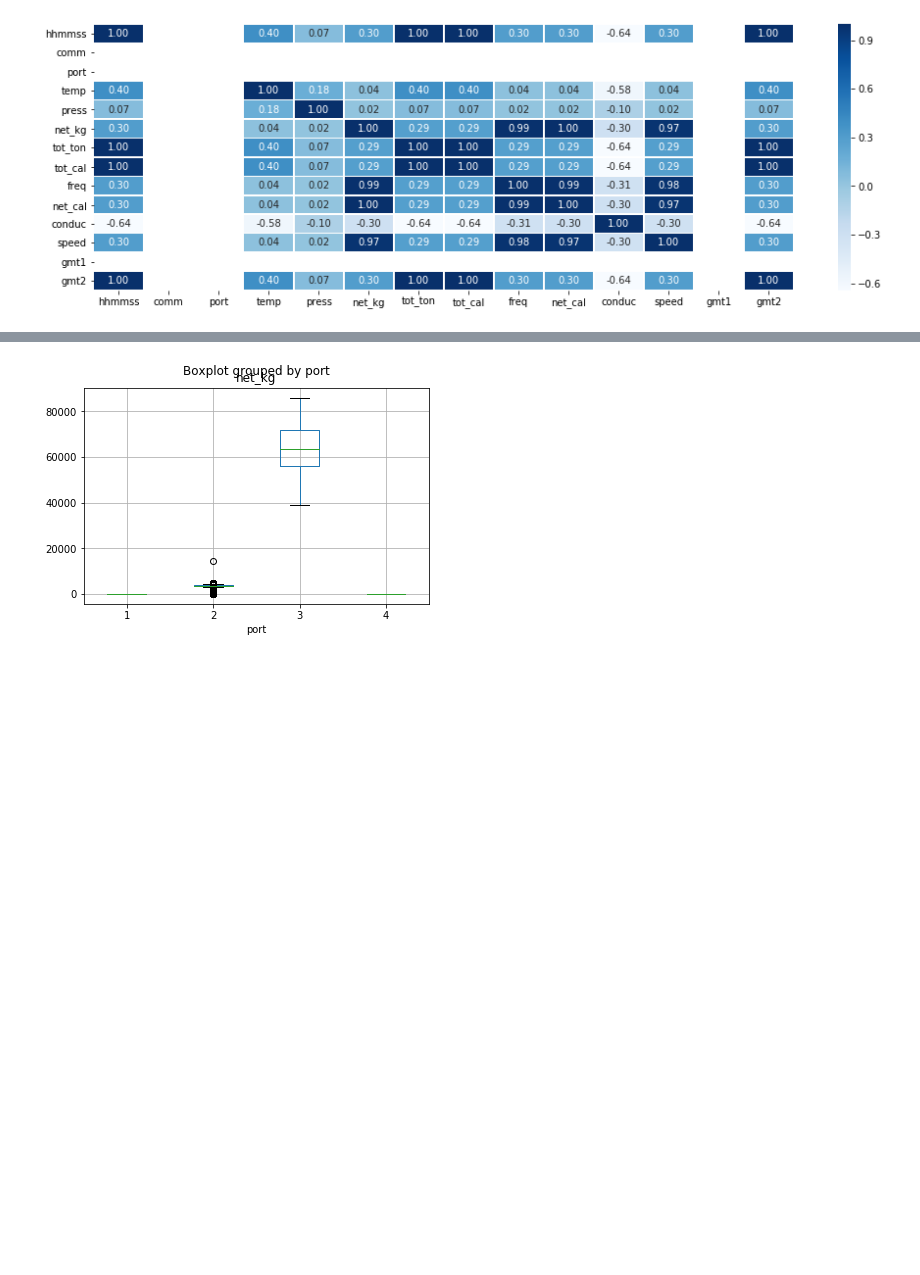
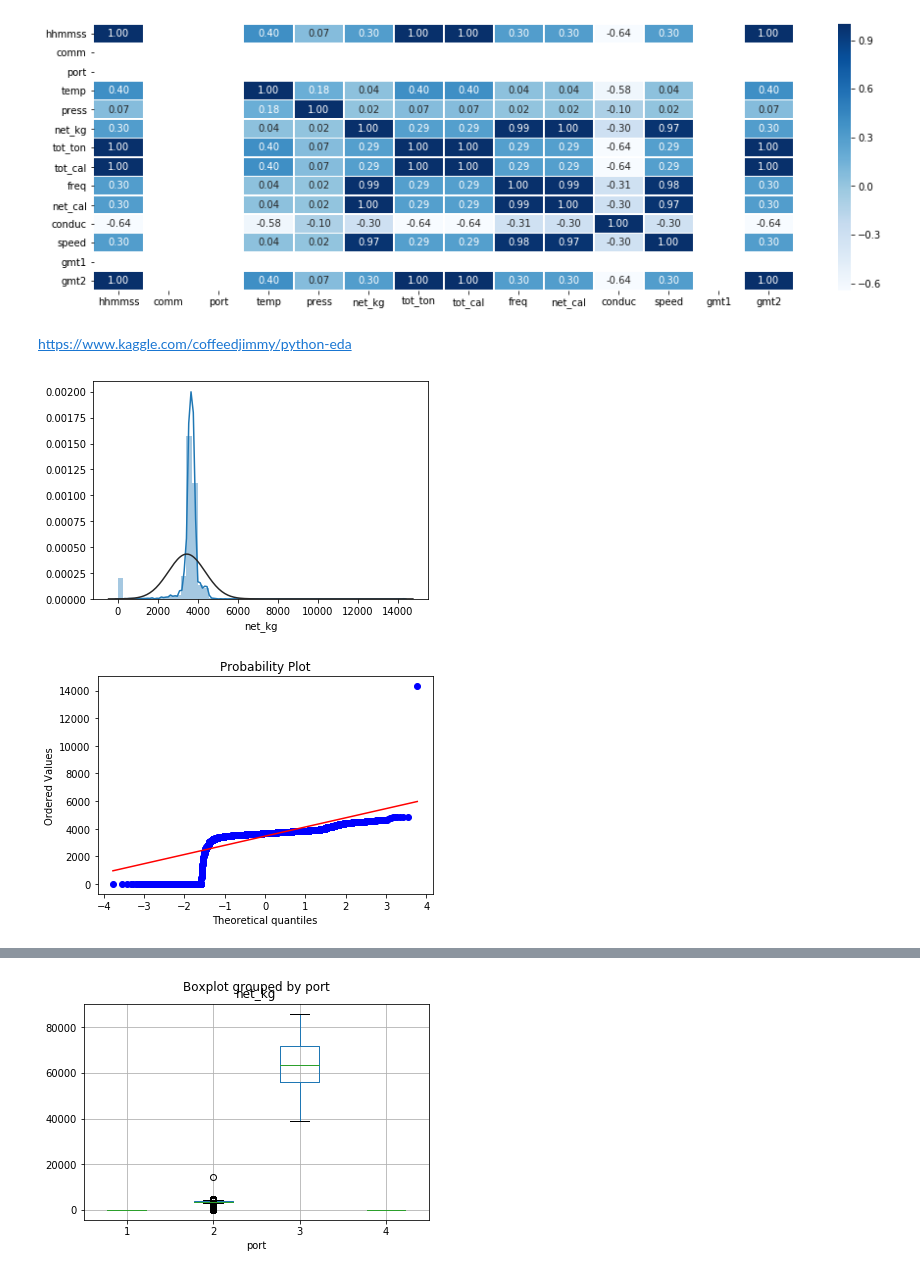
Before and after one commit to ggokka/kdata-manufacturing, a Jupyter notebook: _rmms/EDA.ipynb, the cells around one changed output, grey strips where cells are left out. Drawn from its saved outputs; the diff is of its cells as text; code cells hidden in the pictures; blank space fills up the shorter version.

```diff
--- a/_rmms/EDA.ipynb
+++ b/_rmms/EDA.ipynb
@@ -53,0 +57,10 @@ sns.heatmap(data = df[df['port']==2].corr() , annot=True ,fmt = '.2f', linewidth
+# %% [markdown]
+https://www.kaggle.com/coffeedjimmy/python-eda
+# %%
+#histogram and normal probability plot
+sns.distplot(df[df['port']==2]['net_kg'], fit=norm);
+fig = plt.figure()
+res = stats.probplot(df[df['port']==2]['net_kg'], plot=plt)  # Q-Q plot
+# %% [output]
+[figure, added]
+[figure, added]
```
Also changed, not shown: parts of 11 cells of this notebook.
